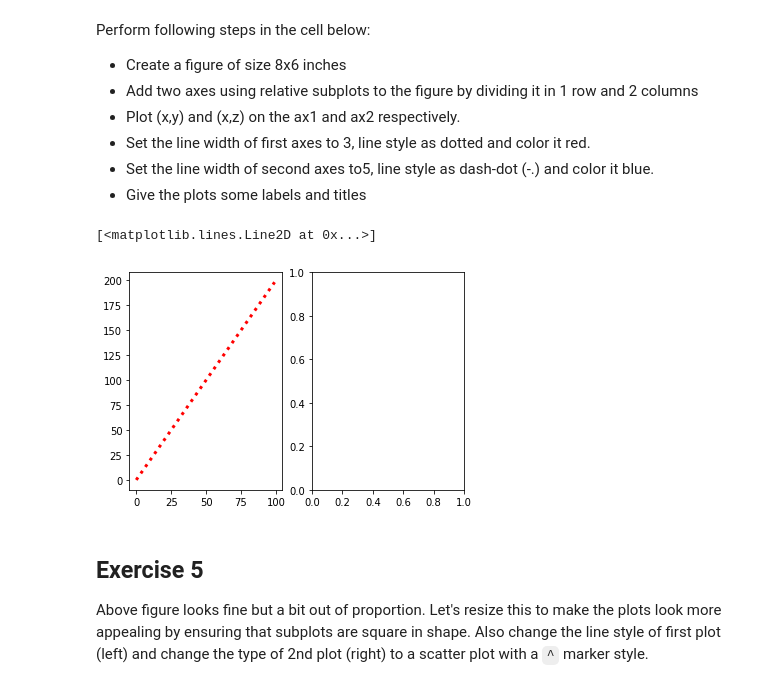
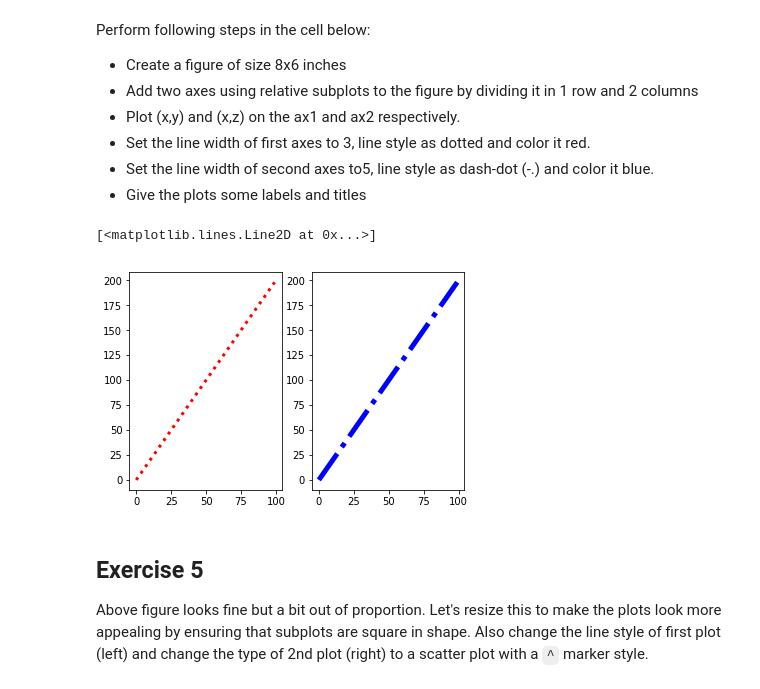
Before and after one commit to jdmitchell0216/dsc-1-03-13-customizing-visualizations-with-matplotlib-lab-nyc-ds-career-012819, a Jupyter notebook: index.ipynb, the cells around one changed output. Drawn from its saved outputs; the diff is of its cells as text; code cells hidden in the pictures.

```diff
--- a/index.ipynb
+++ b/index.ipynb
@@ -138,12 +138,12 @@ Perform following steps in the cell below:
 # %%
 fig3 = plt.figure()
 ax1 = fig3.add_subplot(121)
 ax2 = fig3.add_subplot(122)
 ax1.plot(x, y, linewidth = 3, linestyle = ':', color = 'red')
-ax2.plot(x, y, linewidth = 3, linestyle = ':', color = 'b')
+ax2.plot(x, y, linewidth = 5, linestyle = '-.', color = 'blue')
 # %% [output]
 [<matplotlib.lines.Line2D at 0x...>]
-[figure, old version]
+[figure, new version]
 # %% [markdown]
 ## Exercise 5
 
```
